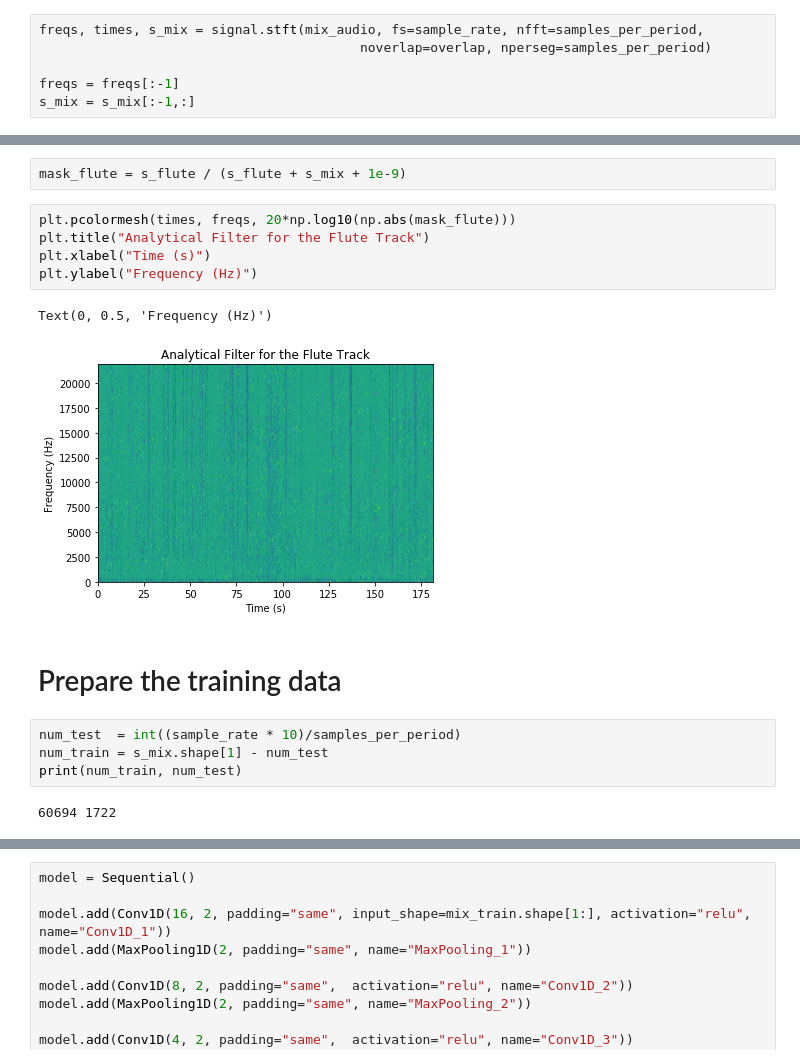
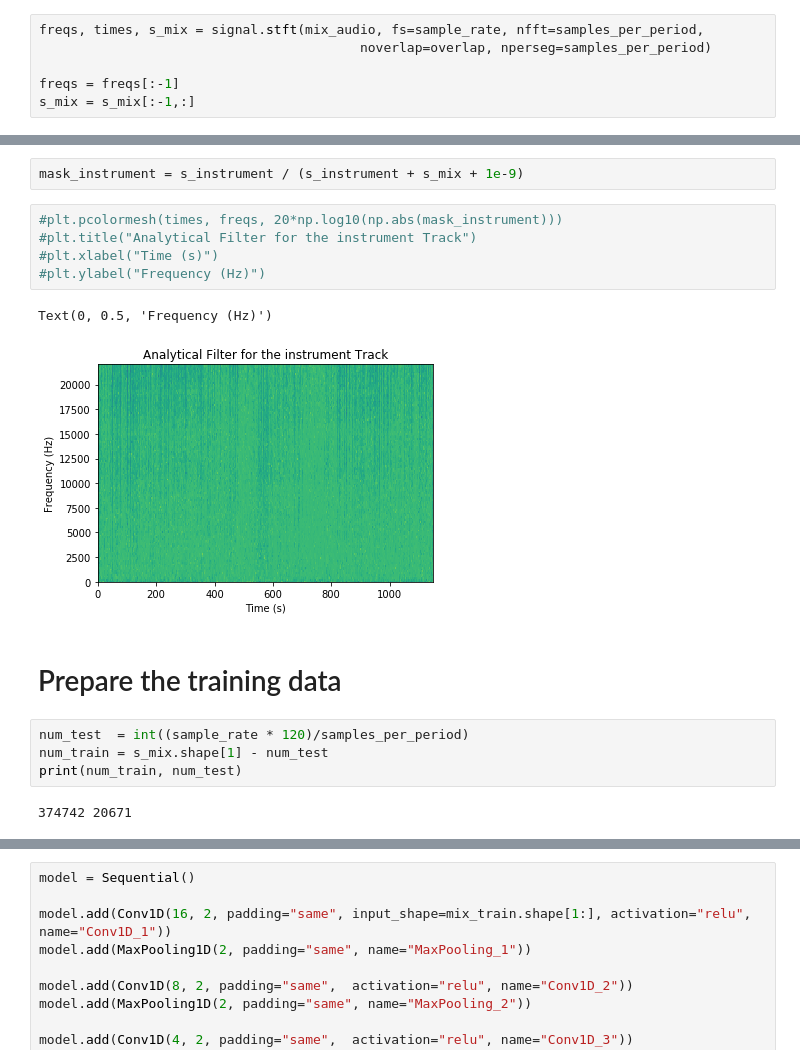
Before and after one commit to Lanno/CECS551Project, a Jupyter notebook: models/fully conv autoencoder.ipynb, the cells around one changed output, grey strips where cells are left out. Drawn from its saved outputs; the diff is of its cells as text.

```diff
--- a/models/fully conv autoencoder.ipynb
+++ b/models/fully conv autoencoder.ipynb
@@ -69,21 +96,21 @@ Text(0, 0.5, 'Frequency (Hz)')
 # %%
-mask_flute = s_flute / (s_flute + s_mix + 1e-9)
+mask_instrument = s_instrument / (s_instrument + s_mix + 1e-9)
 # %%
-plt.pcolormesh(times, freqs, 20*np.log10(np.abs(mask_flute)))
-plt.title("Analytical Filter for the Flute Track")
-plt.xlabel("Time (s)")
-plt.ylabel("Frequency (Hz)")
+#plt.pcolormesh(times, freqs, 20*np.log10(np.abs(mask_instrument)))
+#plt.title("Analytical Filter for the instrument Track")
+#plt.xlabel("Time (s)")
+#plt.ylabel("Frequency (Hz)")
 # %% [output]
 Text(0, 0.5, 'Frequency (Hz)')
-[figure, old version]
+[figure, new version]
 # %% [markdown]
 # Prepare the training data
 # %%
-num_test  = int((sample_rate * 10)/samples_per_period)
+num_test  = int((sample_rate * 120)/samples_per_period)
 num_train = s_mix.shape[1] - num_test
 print(num_train, num_test)
 # %% [output]
-60694 1722
+374742 20671
 # %%
 mix_train = s_mix.T[:num_train,:,np.newaxis]
 mix_train = np.concatenate((mix_train.real, mix_train.imag), axis=-1)
```
Also changed, not shown: parts of 26 cells of this notebook, 1 other file.
